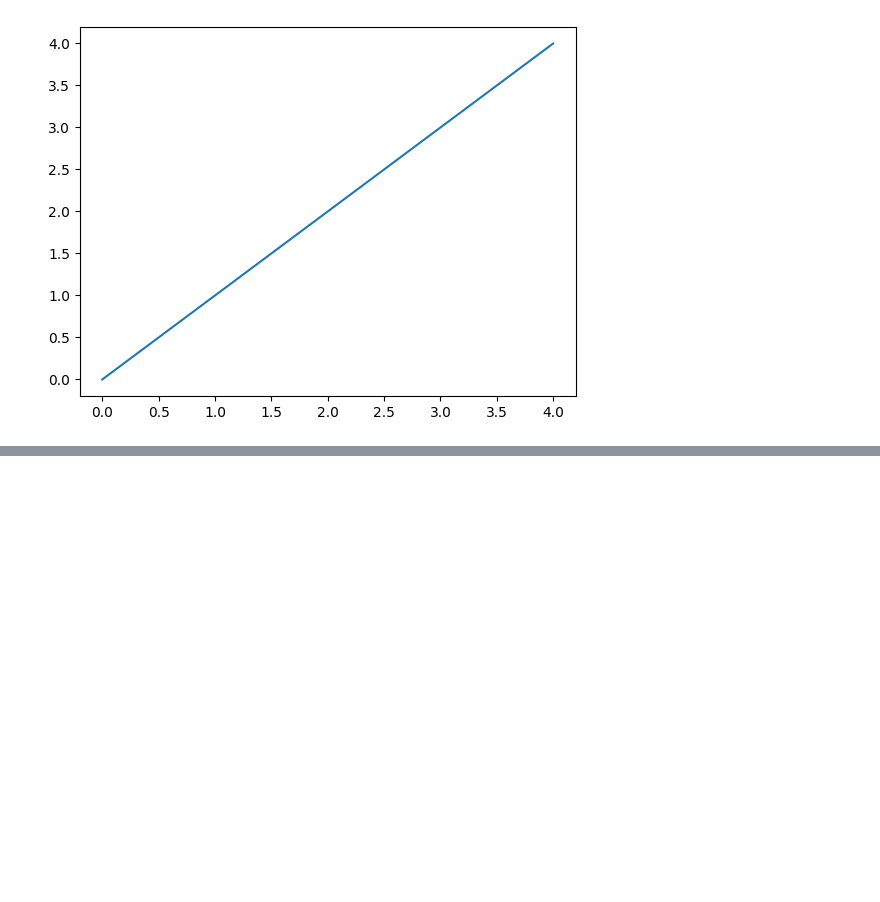
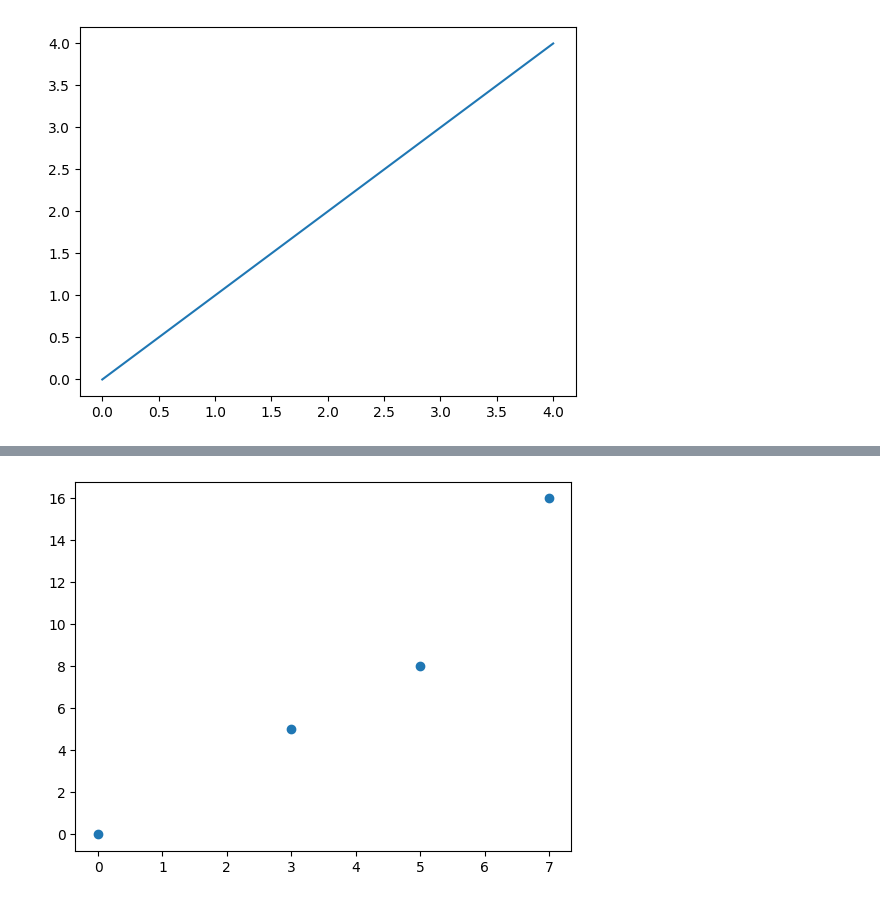
Before and after one commit to JoshuGK/jog, a Jupyter notebook: data_science/numpy.ipynb, the cells around one changed output, grey strips where cells are left out. Cells and saved outputs as stored; diff of their text form; code cells hidden in the pictures; blank space fills up the shorter version.

```diff
--- a/data_science/numpy.ipynb
+++ b/data_science/numpy.ipynb
@@ -80,0 +97,8 @@ print(arr)
+# %%
+x_axis =np.array([0,3,5,7])
+y_axis =np.array([0,5,8,16])
+
+plt.scatter(x_axis,y_axis)
+plt.show()
+# %% [output]
+[figure, added]
```
Also changed, not shown: parts of 6 cells of this notebook, 2 other files.
